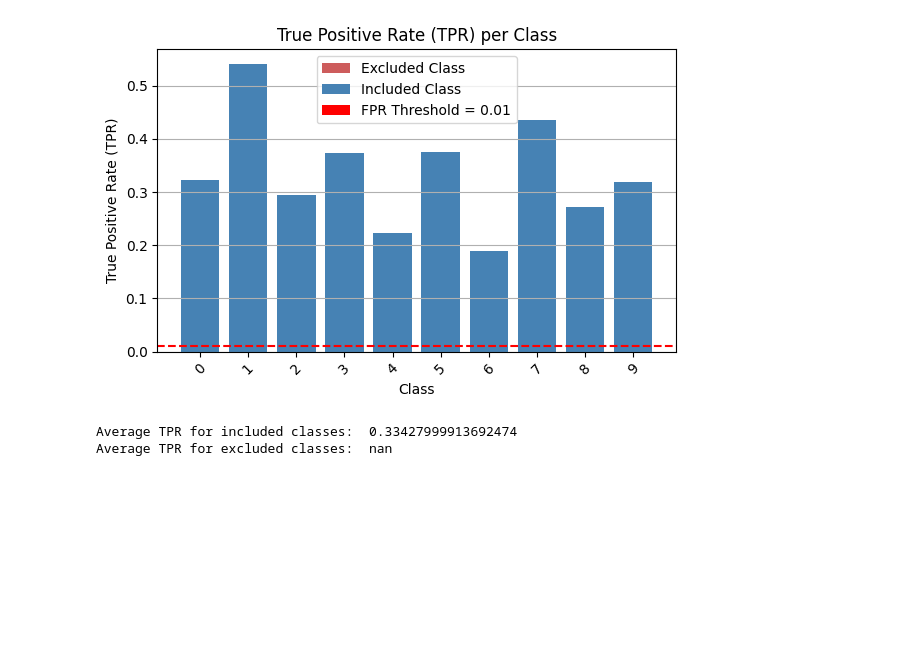
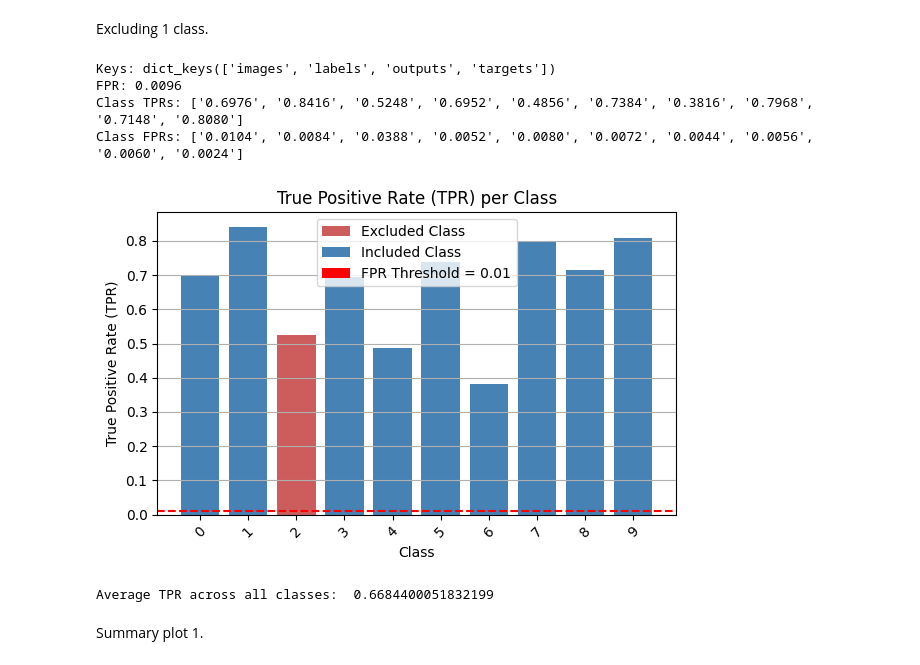
Before and after one commit to neilkale/quantile-diffusion-mia, a Jupyter notebook: experiments/cifar10_outofdist_qmia/08_process_results.ipynb, the cells around one changed output. Saved outputs shown, nothing was run; the diff lists cells and outputs as text; code cells hidden in the pictures; blank space fills up the shorter version.

```diff
--- a/experiments/cifar10_outofdist_qmia/08_process_results.ipynb
+++ b/experiments/cifar10_outofdist_qmia/08_process_results.ipynb
@@ -27,37 +73,63 @@ Keys: dict_keys(['images', 'labels', 'outputs', 'targets'])
+# %% [markdown]
+Excluding 1 class.
+# %%
+import torch
+import pandas as pd
+
+num_exclude = 2
+folder = f"cifar10_excludeclass{num_exclude}"
+eval_qr_results = torch.load(f'qr_results/{folder}/qr_results_eval.pt', map_location='cpu')
+train_qr_results = torch.load(f'qr_results/{folder}/qr_results_train.pt', map_location='cpu')
+print("Keys: " + str(eval_qr_results.keys()))
+
+# Find the closest quantile to the FPR threshold on nonmembers.
+fpr = 0.01
+fpr, class_tprs, class_fprs = get_tprs(eval_qr_results, train_qr_results, fpr)
+print(f"FPR: {fpr:.4f}")
+print("Class TPRs: " + str([f"{tpr:.4f}" for tpr in class_tprs]))
+print("Class FPRs: " + str([f"{fpr:.4f}" for fpr in class_fprs]))
+# %% [output]
+Keys: dict_keys(['images', 'labels', 'outputs', 'targets'])
+FPR: 0.0096
+Class TPRs: ['0.6976', '0.8416', '0.5248', '0.6952', '0.4856', '0.7384', '0.3816', '0.7968', '0.7148', '0.8080']
+Class FPRs: ['0.0104', '0.0084', '0.0388', '0.0052', '0.0080', '0.0072', '0.0044', '0.0056', '0.0060', '0.0024']
 # %%
 import numpy as np
 from matplotlib.patches import Patch
 
 # Identify the missing classes
-all_excluded_classes = np.load(f't_errors/cifar10/excluded_classes.npz', allow_pickle=True)
-excluded_classes = all_excluded_classes['excluded_classes'][num_exclude][0]
+# all_excluded_classes = np.load(f't_errors/cifar10/excluded_classes.npz', allow_pickle=True)
+# excluded_classes = all_excluded_classes['excluded_classes'][num_exclude][0]
+excluded_classes = [num_exclude]
 
 # Plot the TPR for each class
 import matplotlib.pyplot as plt
 
 # Determine the colors for each class based on whether they are excluded
 colors = ['indianred' if cls in excluded_classes else 'steelblue' for cls in range(len(class_tprs))]
 
 plt.figure(figsize=(6, 4))
 plt.bar(range(len(class_tprs)), class_tprs, color=colors, tick_label=list(range(len(class_tprs))))
 plt.xticks(rotation=45)
 plt.axhline(y=fpr, color='r', linestyle='--', label='FPR Threshold = 0.01')
 plt.xlabel('Class')
 plt.ylabel('True Positive Rate (TPR)')
 plt.title('True Positive Rate (TPR) per Class')
 
 # Create custom legends for excluded and included classes
 legend_elements = [Patch(facecolor='indianred', label='Excluded Class'),
                    Patch(facecolor='steelblue', label='Included Class'),
                    Patch(facecolor='r', linestyle='--', label='FPR Threshold = 0.01')]
 plt.legend(handles=legend_elements)
 plt.grid(axis='y')
 plt.tight_layout()
 plt.show()
 
-print("Average TPR for included classes: ", np.mean([tpr for i, tpr in enumerate(class_tprs) if i not in excluded_classes]))
-print("Average TPR for excluded classes: ", np.mean([tpr for i, tpr in enumerate(class_tprs) if i in excluded_classes]))
+# print("Average TPR for included classes: ", np.mean([tpr for i, tpr in enumerate(class_tprs) if i not in excluded_classes]))
+# print("Average TPR for excluded classes: ", np.mean([tpr for i, tpr in enumerate(class_tprs) if i in excluded_classes]))
+print("Average TPR across all classes: ", np.mean(class_tprs))
 # %% [output]
-[figure, old version]
+[figure, new version]
-Average TPR for included classes:  0.33427999913692474
-Average TPR for excluded classes:  nan
+Average TPR across all classes:  0.6684400051832199
+# %% [markdown]
+Summary plot 1.
```
Also changed, not shown: parts of 11 cells of this notebook, 5 other files.
